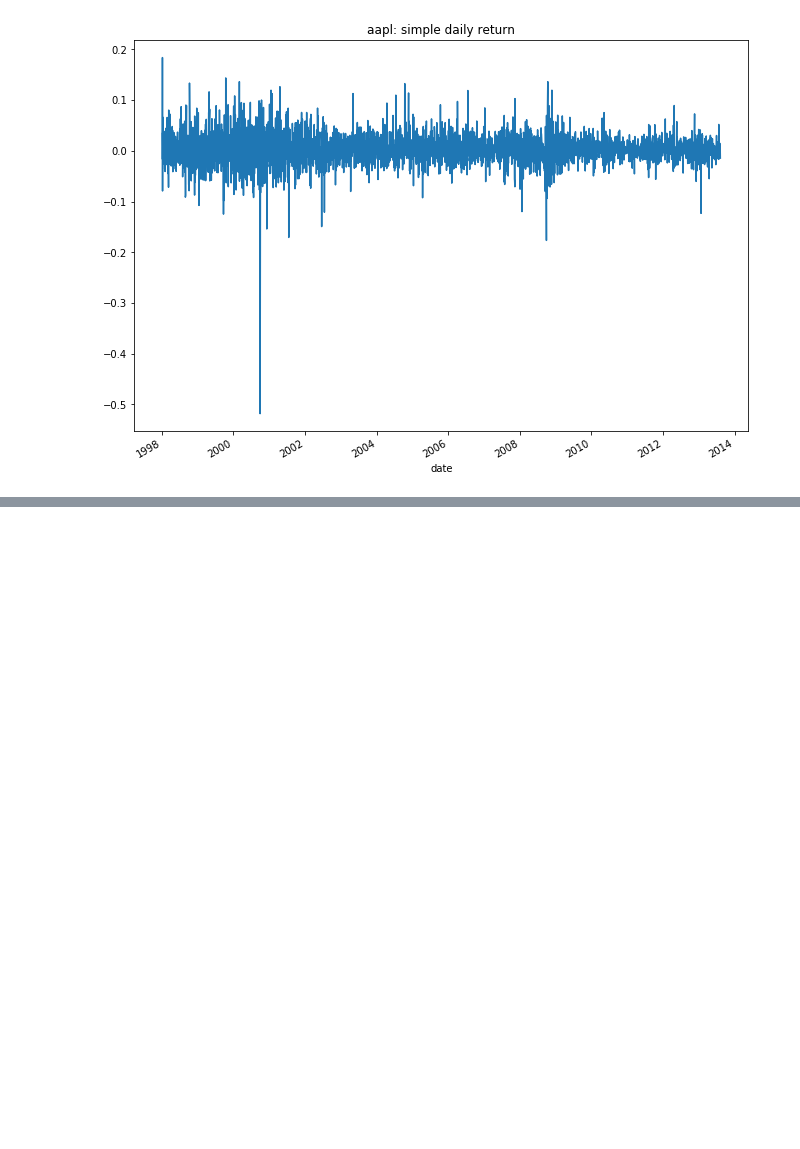
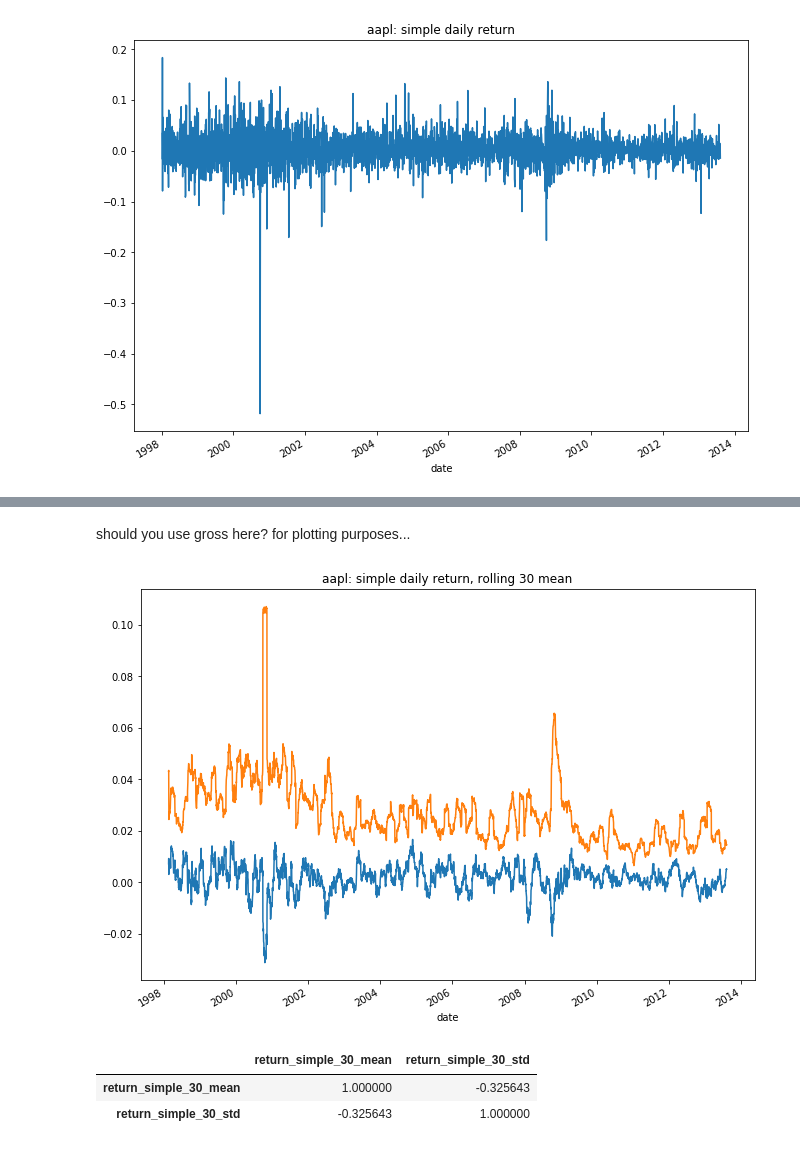
Before and after one commit to lermana/python_fundamentals, a Jupyter notebook: time_series_analysis.ipynb, the cells around one changed output, grey strips where cells are left out. Saved outputs shown, nothing was run; the diff lists cells and outputs as text; code cells hidden in the pictures; blank space fills up the shorter version.

```diff
--- a/time_series_analysis.ipynb
+++ b/time_series_analysis.ipynb
@@ -242,0 +275,16 @@ Perform a similar analysis to what we did with `aapl.simple_returns` but do this
+# %%
+aapl_df["return_simple_30_mean"] = aapl_df.return_simple.rolling(30).mean()
+# %% [markdown]
+should you use gross here? for plotting purposes...
+# %%
+ax = aapl_df.return_simple_30_mean.plot(figsize=(11, 8)) /
+ax = aapl_df.return_simple_30_std.plot(ax=ax)
+t = ax.set_title("aapl: simple daily return, rolling 30 mean")
+# %% [output]
+[figure, added]
+# %%
+aapl_df[["return_simple_30_mean", "return_simple_30_std"]].corr()
+# %% [output]
+|  | return_simple_30_mean | return_simple_30_std |
+| return_simple_30_mean | 1.000000 | -0.325643 |
+| return_simple_30_std | -0.325643 | 1.000000 |
```
Also changed, not shown: parts of 23 cells of this notebook.
